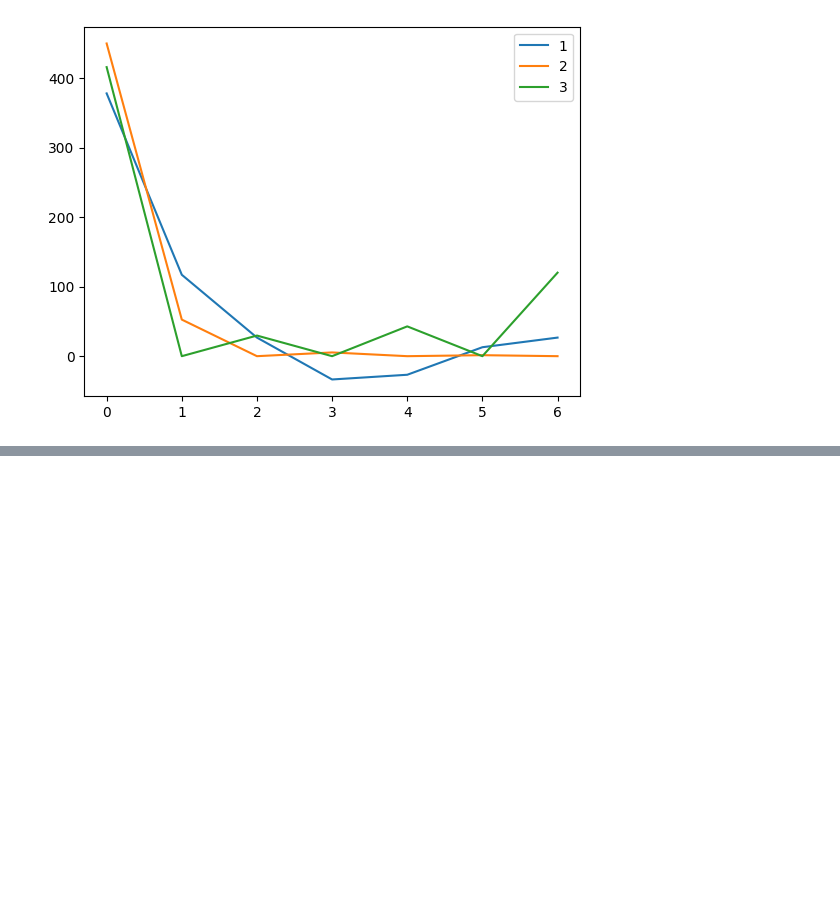
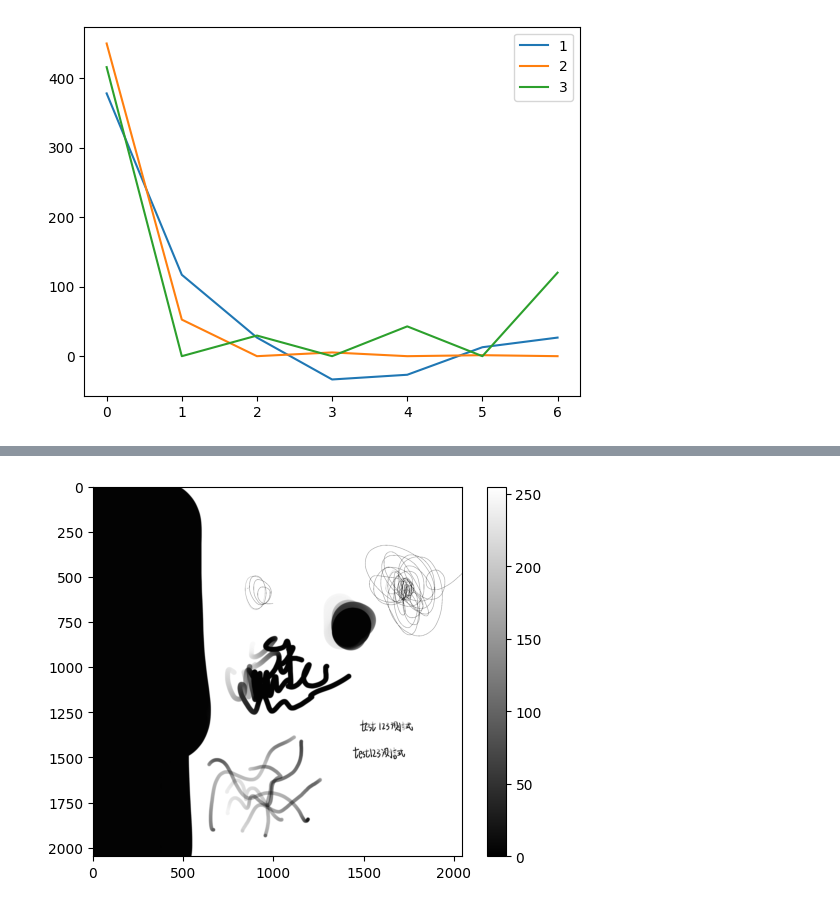
Before and after one commit to lycool2002/imageprocessing, a Jupyter notebook: 1218dct.ipynb, the cells around one changed output, grey strips where cells are left out. Saved outputs shown, nothing was run; the diff lists cells and outputs as text; code cells hidden in the pictures; blank space fills up the shorter version.

```diff
--- a/1218dct.ipynb
+++ b/1218dct.ipynb
@@ -18,6 +18,7 @@ def show_img(np_array):
 # 原圖
 im = cv2.imread('test123.jpg')
 im = cv2.cvtColor(im, cv2.COLOR_BGR2GRAY).astype(np.float64)
-# im_modify = cv2.convertScaleAbs(im, alpha=4, beta=0)
-im_modify = im
 im.shape
+height, width = im.shape[:2]
+print(height)
+print(width)
@@ -89,0 +131,9 @@ plt.show()
+# %%
+for m in range(height):
+    for n in range(width):
+        if all_dct_results_th[m,n]<300 :#可改
+            new_im[m,n]=(im[m,n]+LPF[m,n])/2
+
+show_img(new_im)
+# %% [output]
+[figure, added]
```
Also changed, not shown: parts of 7 cells of this notebook, 6 other files.
